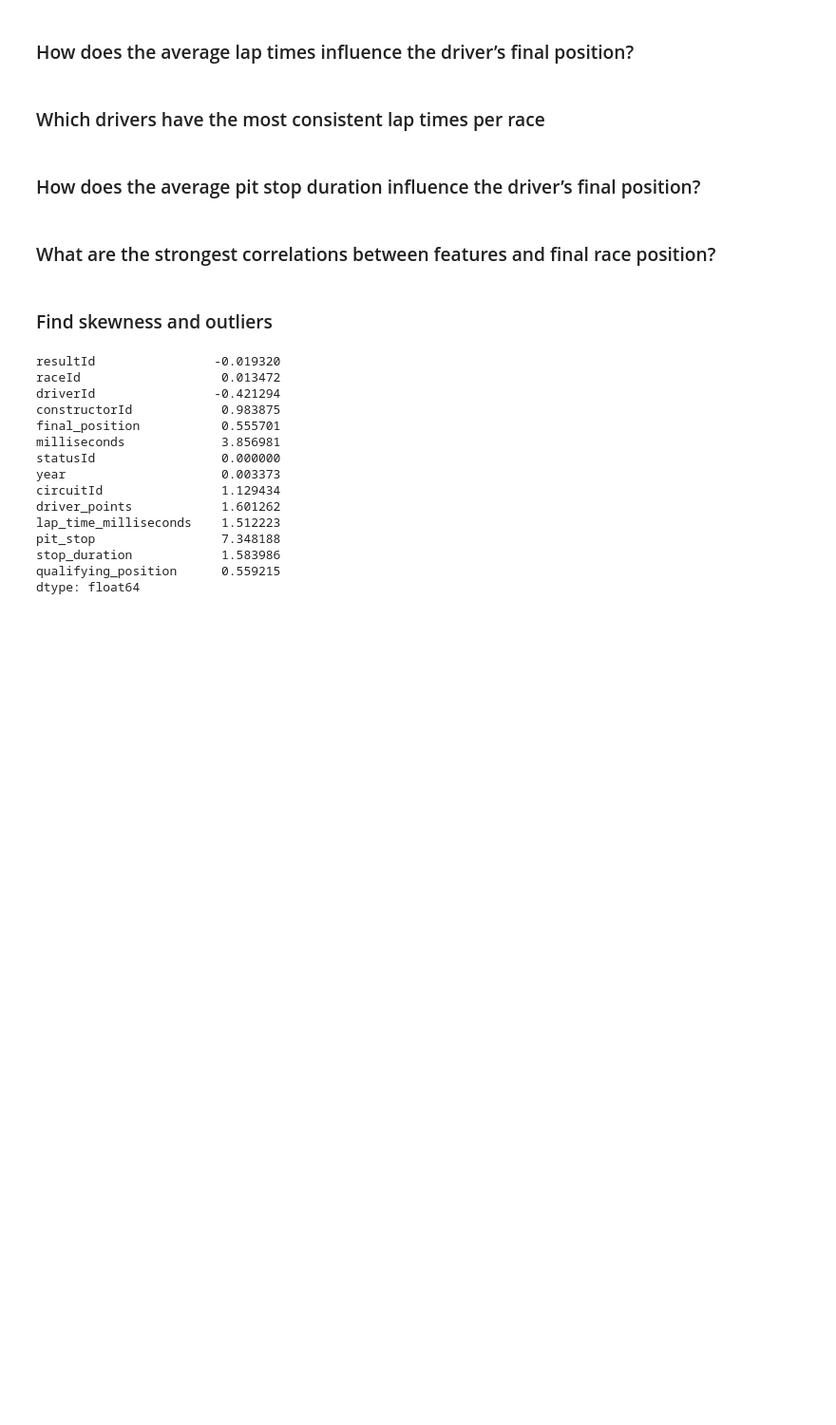
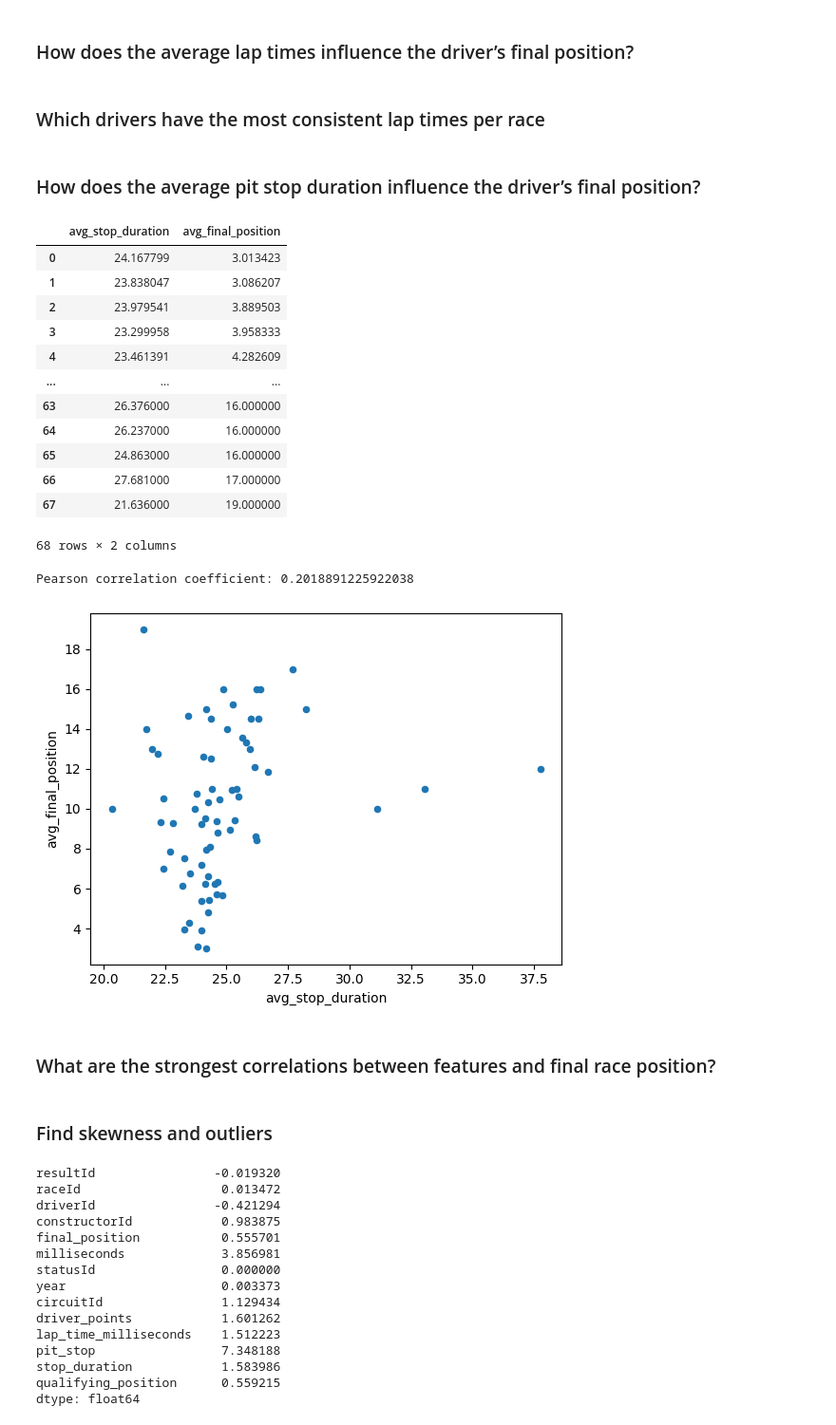
Before and after one commit to jennydang61/Driver-Performance-Prediction, a Jupyter notebook: formula1.ipynb, the cells around one changed output. Shown at 95% size. Saved outputs shown, nothing was run; the diff lists cells and outputs as text; code cells hidden in the pictures; blank space fills up the shorter version.

```diff
--- a/formula1.ipynb
+++ b/formula1.ipynb
@@ -594,6 +628,41 @@ display(over_50)
 ### Which drivers have the most consistent lap times per race
 # %% [markdown]
 ### How does the average pit stop duration influence the driver’s final position?
+# %%
+stop_duration_influence = pd.read_sql_query(
+    """
+    SELECT
+        AVG(stop_duration) AS avg_stop_duration,
+        AVG(final_position) as avg_final_position
+    FROM
+        formula_one
+    GROUP BY
+        driverId
+    ORDER BY
+        avg_final_position
+    """, conn)
+display(stop_duration_influence)
+stop_duration_influence.plot(kind='scatter', x='avg_stop_duration', y='avg_final_position')
+
+# Calculate correlation
+correlation = stop_duration_influence['avg_stop_duration'].corr(stop_duration_influence['avg_final_position'])
+print("Pearson correlation coefficient:", correlation)
+# %% [output]
+|  | avg_stop_duration | avg_final_position |
+| 0 | 24.167799 | 3.013423 |
+| 1 | 23.838047 | 3.086207 |
+| 2 | 23.979541 | 3.889503 |
+| 3 | 23.299958 | 3.958333 |
+| 4 | 23.461391 | 4.282609 |
+| ... | ... | ... |
+| 63 | 26.376000 | 16.000000 |
+| 64 | 26.237000 | 16.000000 |
+| 65 | 24.863000 | 16.000000 |
+| 66 | 27.681000 | 17.000000 |
+| 67 | 21.636000 | 19.000000 |
+68 rows × 2 columns
+Pearson correlation coefficient: 0.2018891225922038
+[figure, added]
 # %% [markdown]
 ### What are the strongest correlations between features and final race position?
 # %% [markdown]
```
Also changed, not shown: parts of 2 cells of this notebook, 1 other file.
